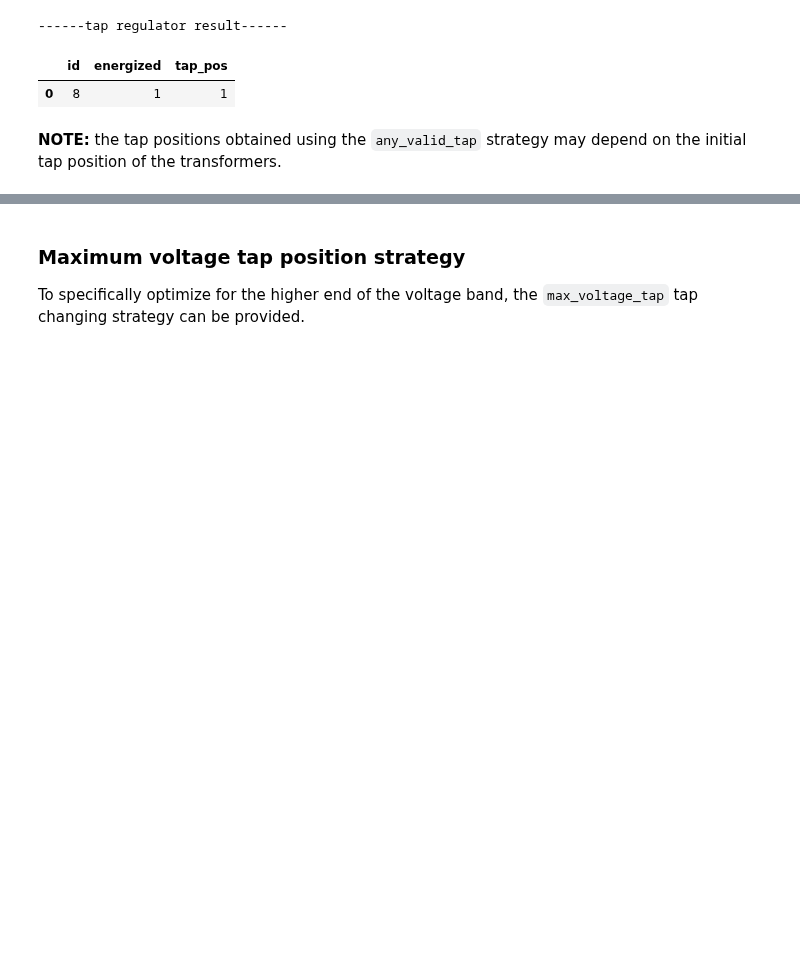
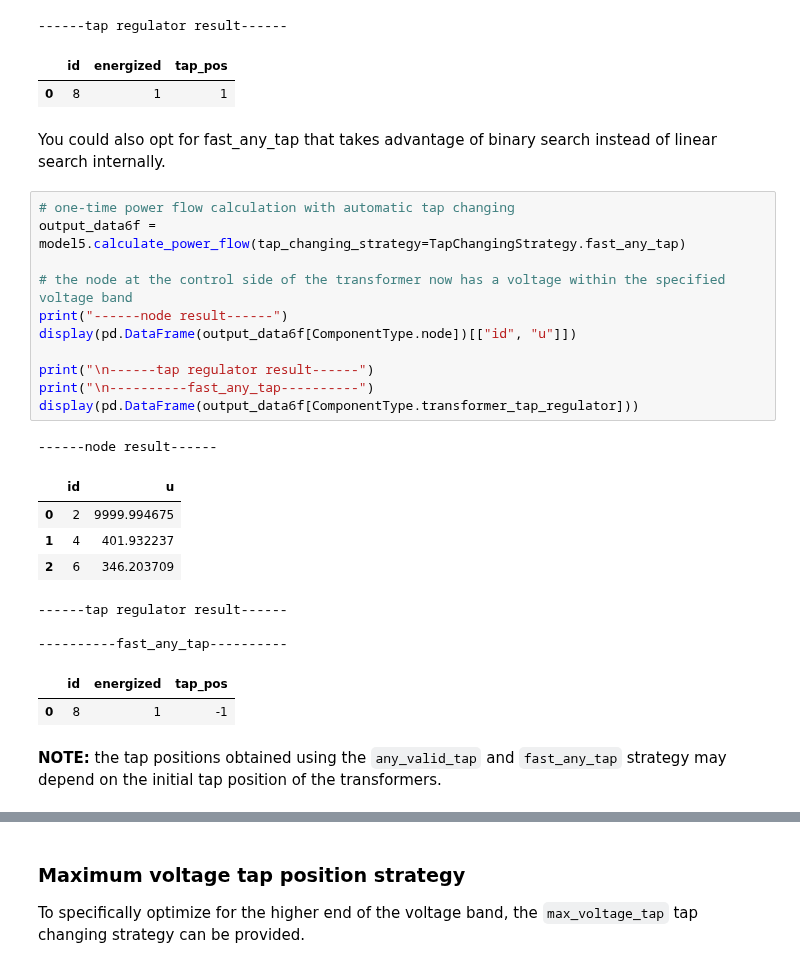
Before and after one commit to PowerGridModel/power-grid-model-workshop, a Jupyter notebook: examples/Transformer Examples.ipynb, the cells around one changed output, grey strips where cells are left out. Saved outputs shown, nothing was run; the diff lists cells and outputs as text; blank space fills up the shorter version.

```diff
--- a/examples/Transformer Examples.ipynb
+++ b/examples/Transformer Examples.ipynb
@@ -524,8 +525,32 @@ display(pd.DataFrame(output_data6[ComponentType.transformer_tap_regulator]))
 ------tap regulator result------
 |  | id | energized | tap_pos |
 | 0 | 8 | 1 | 1 |
+# %% [markdown]
+You could also opt for fast_any_tap that takes advantage of binary search instead of linear search internally.
+# %%
+# one-time power flow calculation with automatic tap changing
+output_data6f = model5.calculate_power_flow(tap_changing_strategy=TapChangingStrategy.fast_any_tap)
+
+# the node at the control side of the transformer now has a voltage within the specified voltage band
+print("------node result------")
+display(pd.DataFrame(output_data6f[ComponentType.node])[["id", "u"]])
+
+print("\n------tap regulator result------")
+print("\n----------fast_any_tap----------")
+display(pd.DataFrame(output_data6f[ComponentType.transformer_tap_regulator]))
+# %% [output]
+------node result------
+|  | id | u |
+| 0 | 2 | 9999.994675 |
+| 1 | 4 | 401.932237 |
+| 2 | 6 | 346.203709 |
+------tap regulator result------
+
+----------fast_any_tap----------
+|  | id | energized | tap_pos |
+| 0 | 8 | 1 | -1 |
 # %% [markdown]
-**NOTE:** the tap positions obtained using the `any_valid_tap` strategy may depend on the initial tap position of the transformers.
+**NOTE:** the tap positions obtained using the `any_valid_tap` and `fast_any_tap` strategy may depend on the initial tap position of the transformers.
 # %%
 transformer_update = initialize_array(DatasetType.update, ComponentType.transformer, (2, 1))
 transformer_update["id"] = 3
```
Also changed, not shown: parts of 2 cells of this notebook.
